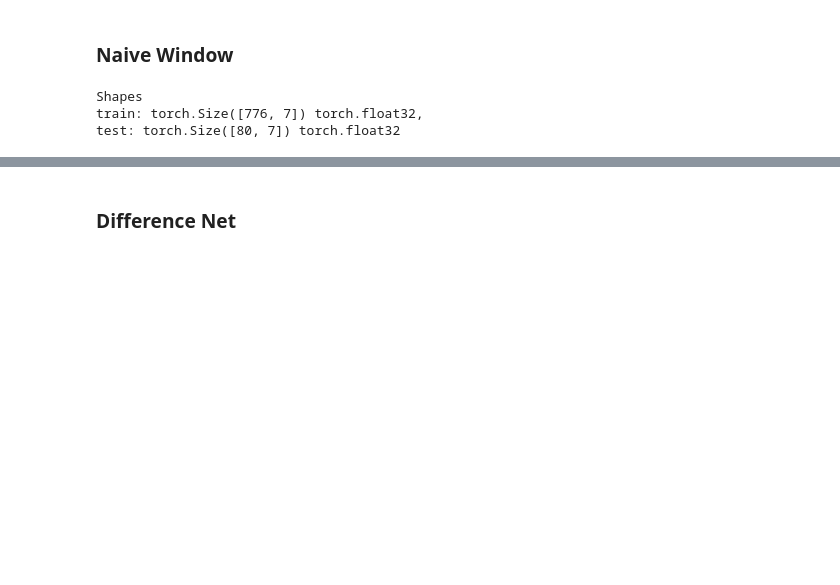
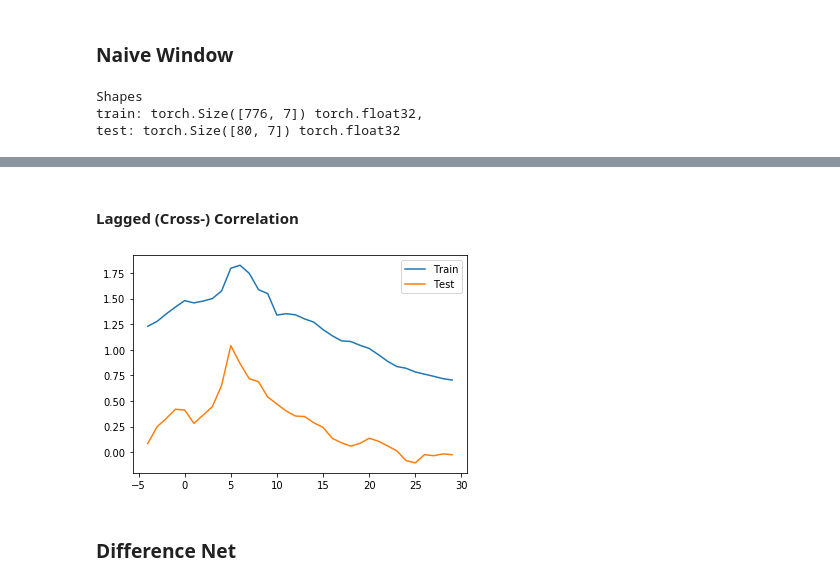
Before and after one commit to mshagirov/datathon2020, a Jupyter notebook: lab1/2_train_nn.ipynb, the cells around one changed output, grey strips where cells are left out. Drawn from its saved outputs; the diff is of its cells as text; code cells hidden in the pictures; blank space fills up the shorter version.

Commit message:
added lagged crosscorr

```diff
--- a/lab1/2_train_nn.ipynb
+++ b/lab1/2_train_nn.ipynb
@@ -142,3 +140,24 @@ MSE loss: 0.31862473
+# %% [markdown]
+#### Lagged (Cross-) Correlation
+# %%
+from utils import lagged_xcorr
+
+net.eval()
+train_lags, train_xcorr = lagged_xcorr( net(x).detach().numpy().ravel(),
+                                        y.numpy().ravel())
+test_lags, test_xcorr = lagged_xcorr( net(X_test[:,1:]).detach().numpy().ravel(),
+                                      X_test[:,:1].numpy().ravel())
+lag_min = -5
+lag_max = 30
+train_mask = np.logical_and(train_lags>lag_min,train_lags<lag_max)
+plt.plot(train_lags[train_mask],train_xcorr[train_mask],label='Train')
+
+test_mask = np.logical_and(test_lags>lag_min,test_lags<lag_max)
+plt.plot(lags[test_mask],y_xcorr[test_mask],label='Test')
+
+plt.legend();
+# %% [output]
+[figure, added]
 # %% [markdown]
 ### Difference Net
 # %%
```
Also changed, not shown: parts of 8 cells of this notebook, 1 other file.
